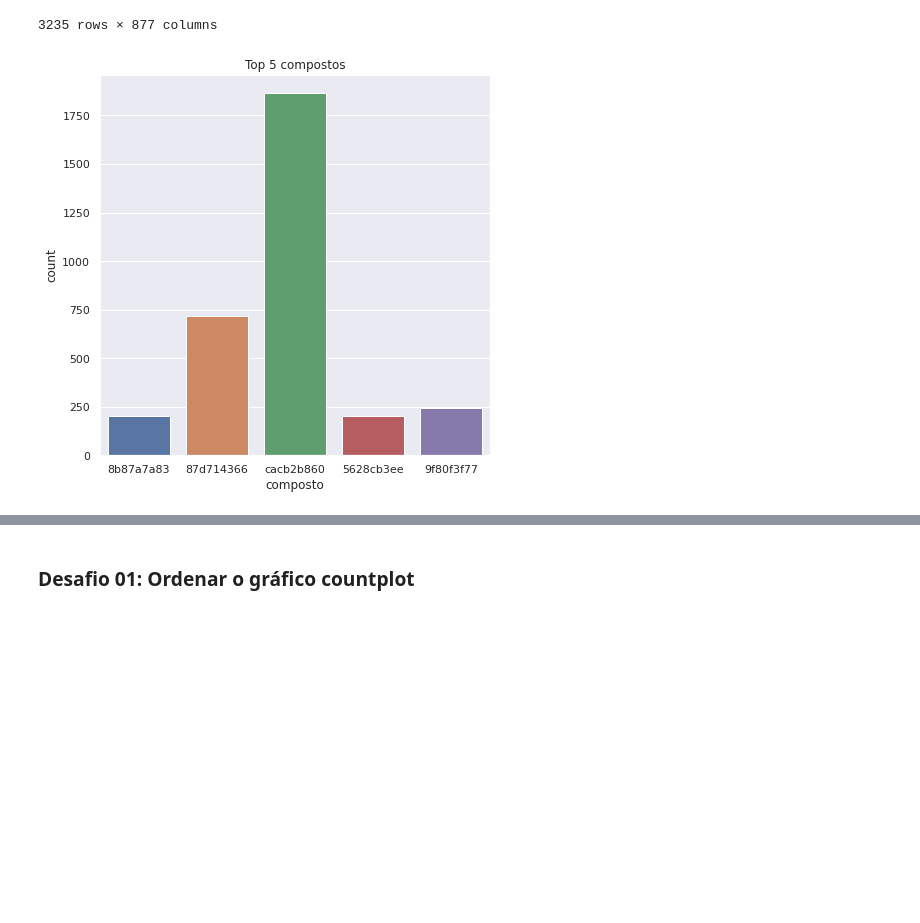
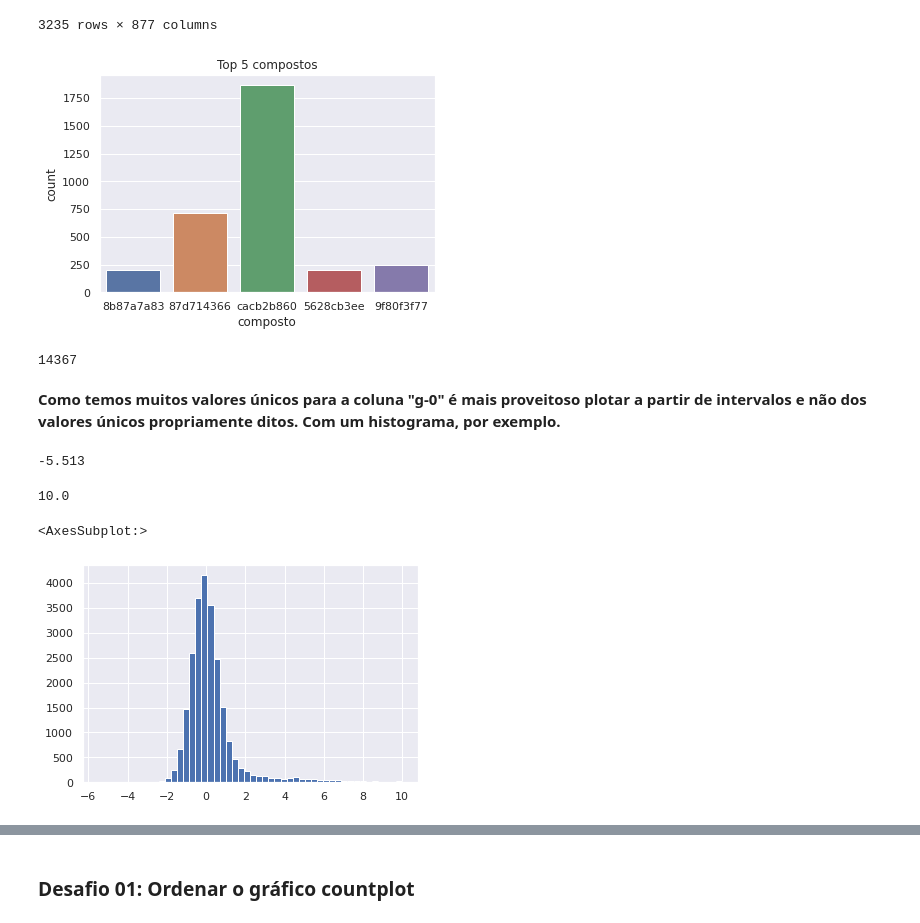
Before and after one commit to marcelsby/alura-imersao-dados-2021, a Jupyter notebook: src/Imersão Dados.ipynb, the cells around one changed output, grey strips where cells are left out. Cells and saved outputs as stored; diff of their text form; code cells hidden in the pictures; blank space fills up the shorter version.

```diff
--- a/src/Imersão Dados.ipynb
+++ b/src/Imersão Dados.ipynb
@@ -213,9 +216,27 @@ import seaborn as sns
 import matplotlib.pyplot as plt
 
 sns.set()
-plt.figure(figsize = (7, 7))
 ax = sns.countplot(x = 'composto', data = data.query('composto in @compounds_code'))
 ax.set_title('Top 5 compostos')
 plt.show()
 # %% [output]
-[figure, old version]
+[figure, new version]
+# %%
+len(data['g-0'].unique())
+# %% [output]
+14367
+# %% [markdown]
+**Como temos muitos valores únicos para a coluna "g-0" é mais proveitoso plotar a partir de intervalos e não dos valores únicos propriamente ditos. Com um histograma, por exemplo.**
+# %%
+data['g-0'].min()
+# %% [output]
+-5.513
+# %%
+data['g-0'].max()
+# %% [output]
+10.0
+# %%
+data['g-0'].hist(bins = 50)
+# %% [output]
+<AxesSubplot:>
+[figure, added]
```
Also changed, not shown: parts of 21 cells of this notebook.
